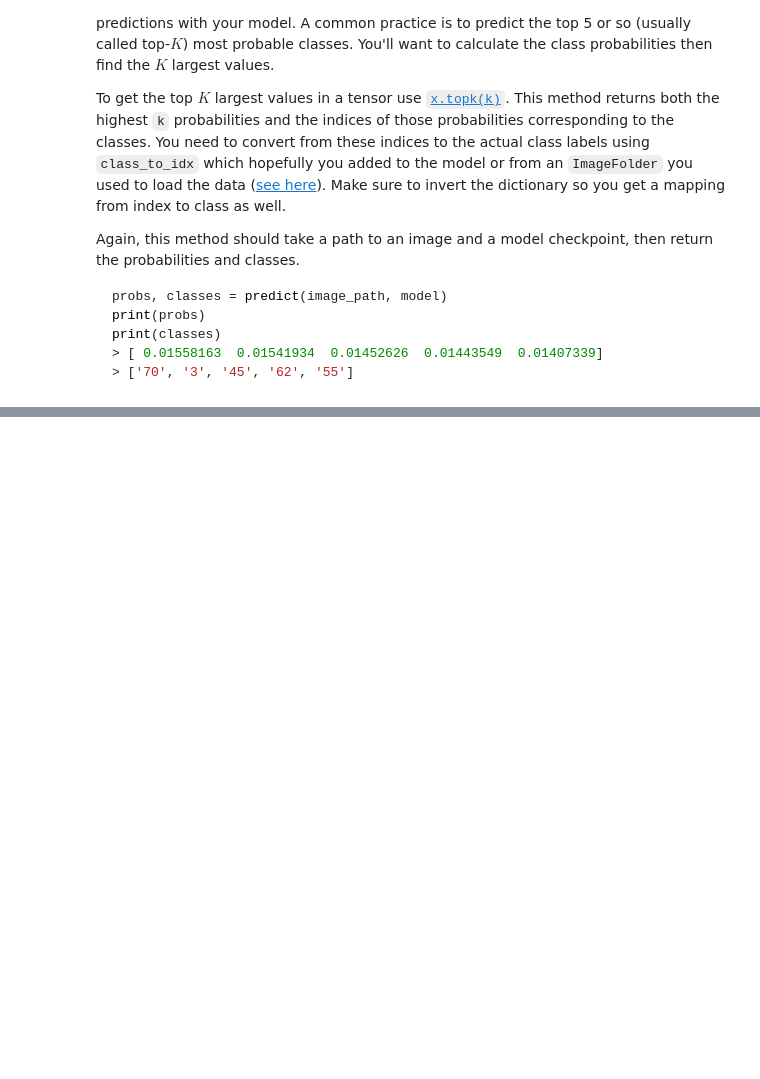
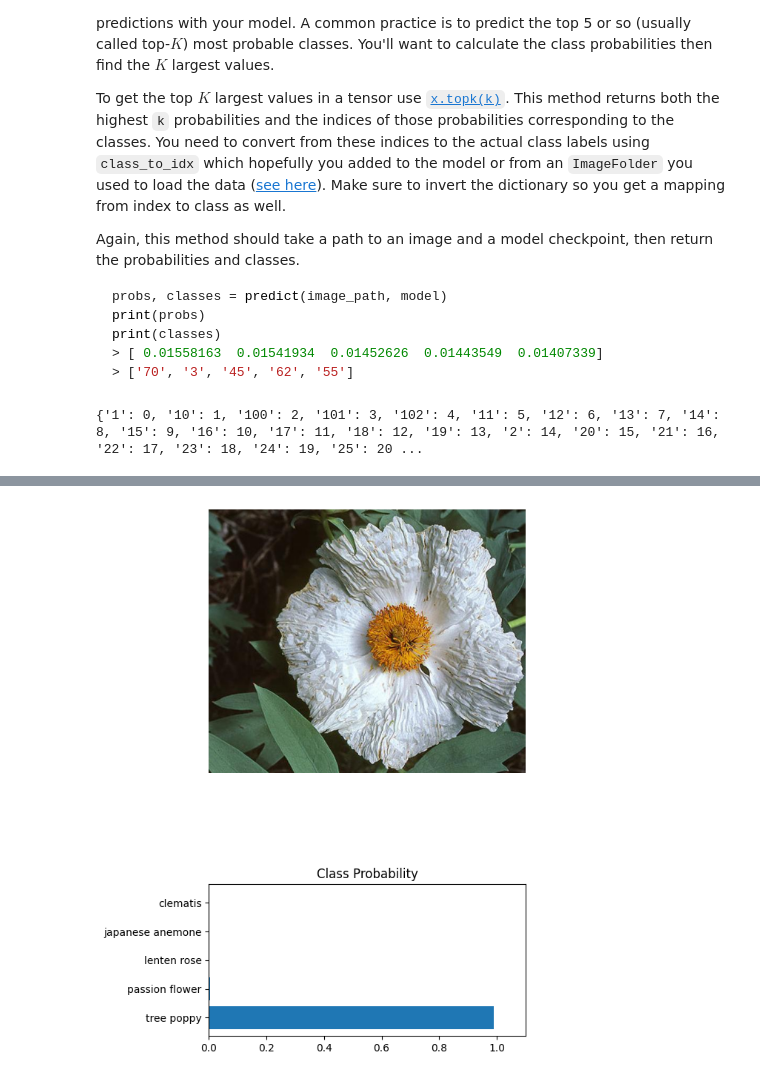
Before and after one commit to SOG-web/udacity_image_classifier_project, a Jupyter notebook: Image_Classifier_Project.ipynb, the cells around one changed output, grey strips where cells are left out. Cells and saved outputs as stored; diff of their text form; code cells hidden in the pictures; blank space fills up the shorter version.

```diff
--- a/Image_Classifier_Project.ipynb
+++ b/Image_Classifier_Project.ipynb
@@ -348,20 +365,3 @@ Color channels of images are typically encoded as integers 0-255, but the model
 As before, the network expects the images to be normalized in a specific way. For the means, it's `[0.485, 0.456, 0.406]` and for the standard deviations `[0.229, 0.224, 0.225]`. You'll want to subtract the means from each color channel, then divide by the standard deviation.
 
 And finally, PyTorch expects the color channel to be the first dimension but it's the third dimension in the PIL image and Numpy array. You can reorder dimensions using [`ndarray.transpose`](https://docs.scipy.org/doc/numpy-1.13.0/reference/generated/numpy.ndarray.transpose.html). The color channel needs to be first and retain the order of the other two dimensions.
-# %%
-# Preprocessing an image for prediction
-def process_image(image_path):
-    from PIL import Image
-    import numpy as np
-    import torch
-    from torchvision import transforms
-
-    image = Image.open(image_path)
-    preprocess = transforms.Compose([
-        transforms.Resize(255),
-        transforms.CenterCrop(224),
-        transforms.ToTensor(),
-        transforms.Normalize(mean=[0.485, 0.456, 0.406], std=[0.229, 0.224, 0.225])
-    ])
-    image = preprocess(image).unsqueeze(0)
-    return image
@@ -425,18 +460,27 @@ print(classes)
 # %%
 # Making predictions on an image
 def predict(image_path, model, idx_to_class, topk=5):
-    image = process_image(image_path)
+    np_image = process_image(practice_img)
+    image = np_image[1].to(device)  # Move input tensor to the device
     model.eval()
     outputs = model(image)
     ps = torch.exp(outputs)
-    top_ps, top_class = ps.topk(topk, dim=1)
+    top_ps, top_indices = ps.topk(topk, dim=1)
     top_ps = top_ps.squeeze().tolist()
-    top_class = [idx_to_class[idx] for idx in top_class.squeeze().tolist()]
+    top_indices = top_indices.squeeze().tolist()  # Convert tensor to list
+
+    # Reverse the class_to_idx dictionary to map indices to classes
+    idx_to_class = {v: k for k, v in idx_to_class.items()}
+
+    # Map the predicted indices to class labels using the idx_to_class dictionary
+    top_class = [idx_to_class[idx] for idx in top_indices]
     return top_ps, top_class
 
-
-image_path = './flowers/test/70/image_05331.jpg'
-top_ps, top_class = predict(image_path, model, {v: k for k, v in datasets['train'].class_to_idx.items()})
+top_ps, top_class = predict(practice_img, model, datasets['train'].class_to_idx)
+# %%
+print(datasets['train'].class_to_idx)
+# %% [output]
+{'1': 0, '10': 1, '100': 2, '101': 3, '102': 4, '11': 5, '12': 6, '13': 7, '14': 8, '15': 9, '16': 10, '17': 11, '18': 12, '19': 13, '2': 14, '20': 15, '21': 16, '22': 17, '23': 18, '24': 19, '25': 20 ...
 # %% [markdown]
 ## Sanity Checking
 
@@ -448,21 +492,23 @@ You can convert from the class integer encoding to actual flower names with the
 # %%
 # Displaying predictions
 def display_prediction(image_path, probs, classes, cat_to_name):
     import matplotlib.pyplot as plt
     import matplotlib.image as mpimg
 
     fig, (ax1, ax2) = plt.subplots(figsize=(6, 9), nrows=2)
     img = mpimg.imread(image_path)
     ax1.imshow(img)
     ax1.axis('off')
 
     ax2.barh(np.arange(len(classes)), probs)
     ax2.set_aspect(0.1)
     ax2.set_yticks(np.arange(len(classes)))
     ax2.set_yticklabels([cat_to_name[class_idx] for class_idx in classes], size='medium');
     ax2.set_title('Class Probability')
     ax2.set_xlim(0, 1.1)
 
     plt.tight_layout()
 
-display_prediction(image_path, top_ps, top_class, cat_to_name)
+display_prediction(practice_img, top_ps, top_class, cat_to_name)
+# %% [output]
+[figure, added]
```
Also changed, not shown: parts of 7 cells of this notebook.
